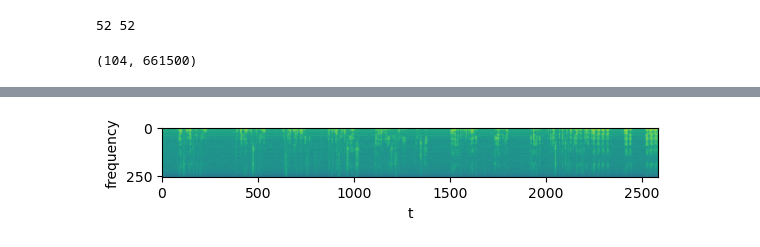
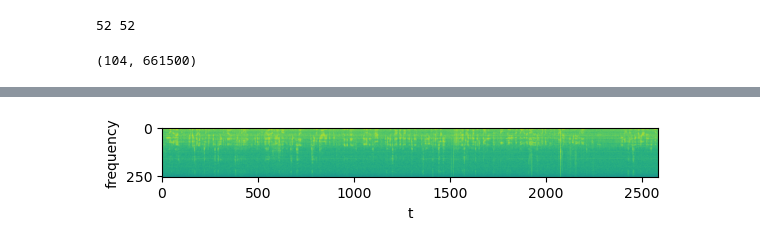
Before and after one commit to jonasbuechi/music_speech, a Jupyter notebook: RNN.ipynb, the cells around one changed output, grey strips where cells are left out. Drawn from its saved outputs; the diff is of its cells as text; code cells hidden in the pictures.

```diff
--- a/RNN.ipynb
+++ b/RNN.ipynb
@@ -102,7 +102,7 @@ train = speech + music
 train_labels = np.zeros(len(train))
 train_labels[0:len(speech)]=1
 # %%
-sounds = load_wav(train)
-sounds.shape
+train_sounds = load_wav(train)
+train_sounds.shape
 # %% [output]
 (104, 661500)
@@ -109,14 +114,9 @@ sounds.shape
 # %%
 fft_step=256
 fft_size=512
-fft_chunks = len(sounds[0])//fft_step
+fft_chunks = len(train_sounds[0])//fft_step
 
-logmag = dft_logmag(sounds,fft_chunks,fft_step,fft_size)
-print(logmag.shape)
-
-patch_step = 32
-patch_size = 64
-logmag_patches = patches(logmag,patch_step,patch_size)
-print(logmag_patches.shape)
+train_logmag = dft_logmag(train_sounds,fft_chunks,fft_step,fft_size)
+print(train_logmag.shape)
 # %% [output]
 (104, 2583, 256)
@@ -130,7 +123,7 @@ plt.show()
 # %%
-plt.imshow(logmag[pick].T)
+plt.imshow(train_logmag[0].T)
 plt.xlabel('t')
 plt.ylabel('frequency')
 plt.show()
 # %% [output]
-[figure, old version]
+[figure, new version]
```
Also changed, not shown: parts of 10 cells of this notebook.
